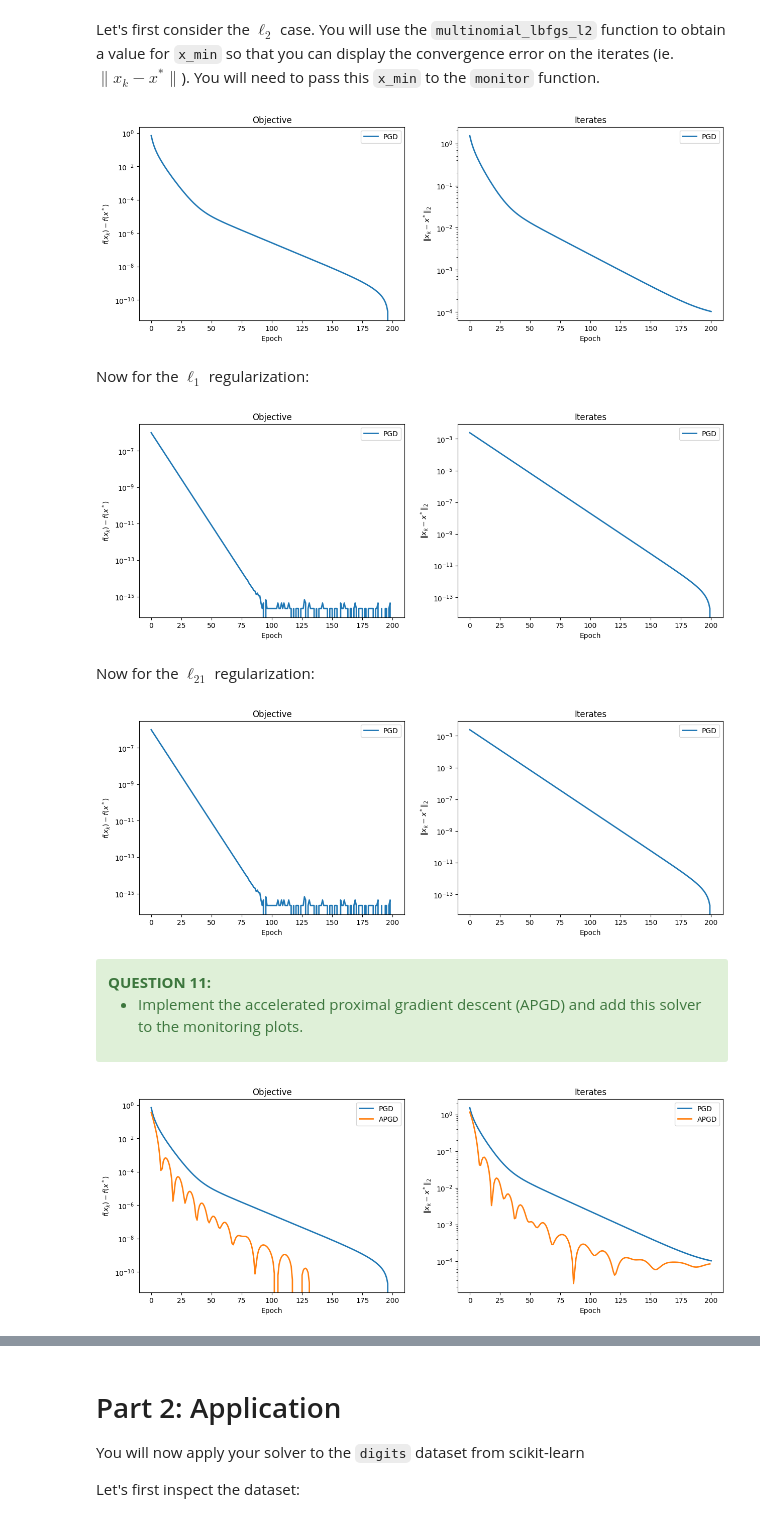
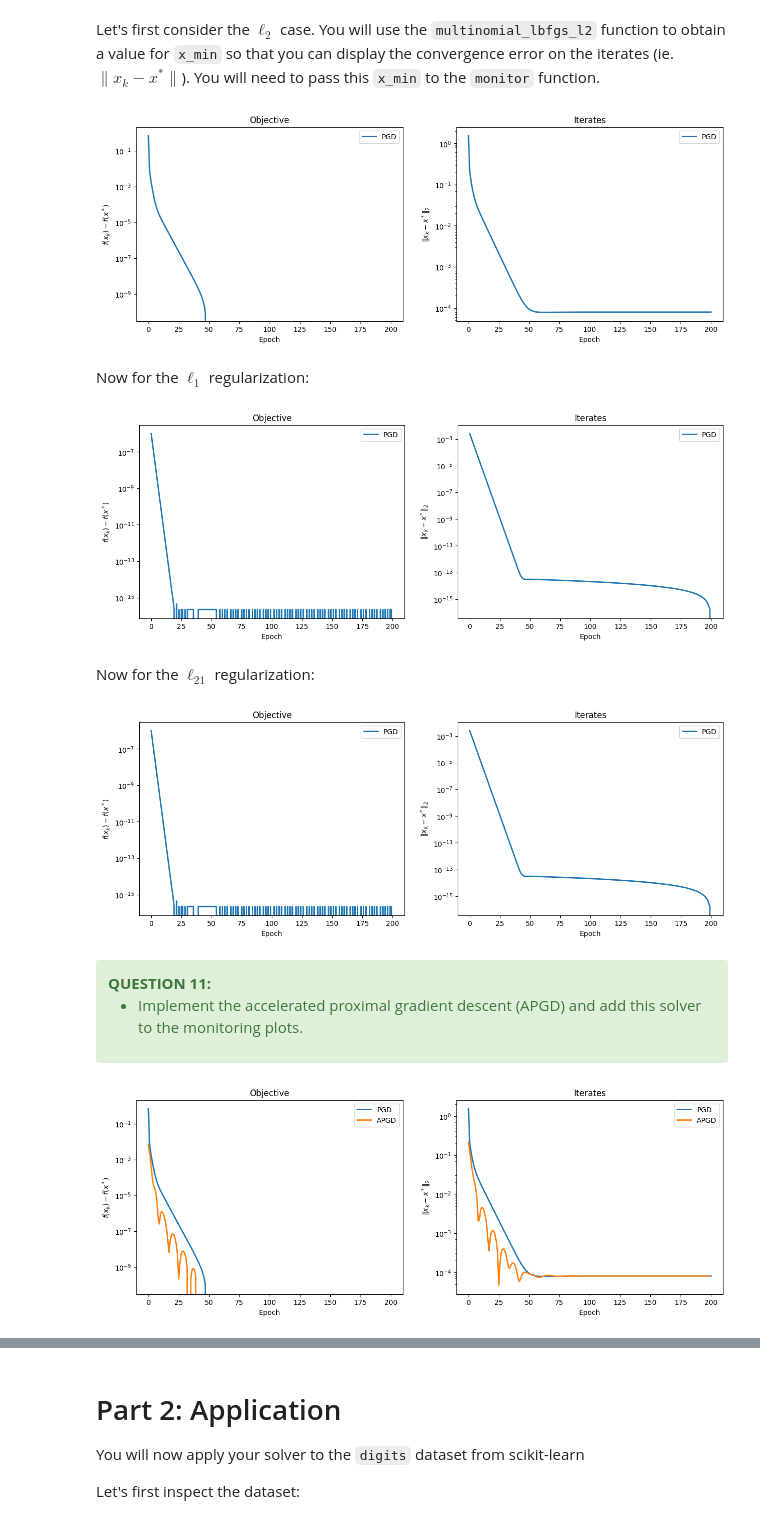
Before and after one commit to MariusAAROS/IPP-Optimisation-for-data-science, a Jupyter notebook: Projet/project_ortega_marius_and_adnan_wiam.ipynb, the cells around one changed output, grey strips where cells are left out. Saved outputs shown, nothing was run; the diff lists cells and outputs as text; code cells hidden in the pictures.

```diff
--- a/Projet/project_ortega_marius_and_adnan_wiam.ipynb
+++ b/Projet/project_ortega_marius_and_adnan_wiam.ipynb
@@ -949,10 +949,11 @@ n_iter = 200
 lbda = .1
 
 # TODO
-L = linalg.norm(X, ord=2) ** 2 / X.shape[0] #not sure how to get L for multinomial case
+L = np.linalg.norm(X, ord=2) ** 2 / (4. * X.shape[0])
 step = 1. / L
 grad = lambda param, X, Y: negloglik_and_grad(param, X, Y)[1]
 
+# Obtaining x_min using the L-BFGS-B method for comparison
 xmin_l2 = multinomial_lbfgs_l2(X, Y, lbda=lbda)
 
 monitor_pgd_l2 =  monitor(
@@ -975,7 +976,7 @@ monitors = [monitor_pgd_l2]
 solvers = ["PGD"]
 plot_epochs(monitors, solvers)
 # %% [output]
-[figure, old version]
+[figure, new version]
 # %% [markdown]
 Now for the $\ell_1$ regularization:
 # %%
@@ -1013,7 +1014,7 @@ monitors = [monitor_pgd_l1]
 solvers = ["PGD"]
 plot_epochs(monitors, solvers)
 # %% [output]
-[figure, old version]
+[figure, new version]
 # %% [markdown]
 Now for the $\ell_{21}$ regularization:
 # %%
@@ -1031,7 +1032,7 @@ xmin_l21, _ = pgd(
     prox_args=(step, lbda, K)
 )
 
-monitor_pgd_l21 =  monitor(
+monitor_pgd_l21 = monitor(
     algo=pgd,
     obj=pobj_l21,
     x_min=xmin_l21,
@@ -1053,7 +1054,7 @@ monitors = [monitor_pgd_l21]
 solvers = ["PGD"]
 plot_epochs(monitors, solvers)
 # %% [output]
-[figure, old version]
+[figure, new version]
 # %% [markdown]
 <div class="alert alert-success">
     <b>QUESTION 11:</b>
@@ -1083,30 +1084,32 @@ def apgd(x_init, grad, prox, n_iter=100, step=1., grad_args=(), prox_args=()):
 # %%
 lbda = 0.1
 
 # TODO
-monitor_apgd_l2 =  monitor(
+xmin_l2 = multinomial_lbfgs_l2(X, Y, lbda=lbda)
+
+monitor_apgd_l2 = monitor(
     algo=apgd,
     obj=pobj_l2,
     x_min=xmin_l2,
     args=(X, Y, lbda)
 )
 
 monitor_apgd_l2.run(
     x_init,
     grad=grad,
     prox=prox_l2,
     n_iter=n_iter,
     step=step,
     grad_args=(X, Y),
     prox_args=(step, lbda, K)
 )
 # END TODO
 
 monitors = [monitor_pgd_l2, monitor_apgd_l2]
 solvers = ["PGD", "APGD"]
 plot_epochs(monitors, solvers)
 # %% [output]
-[figure, old version]
+[figure, new version]
 # %%
 lbda = 1.
 
```
Also changed, not shown: parts of 13 cells of this notebook.
